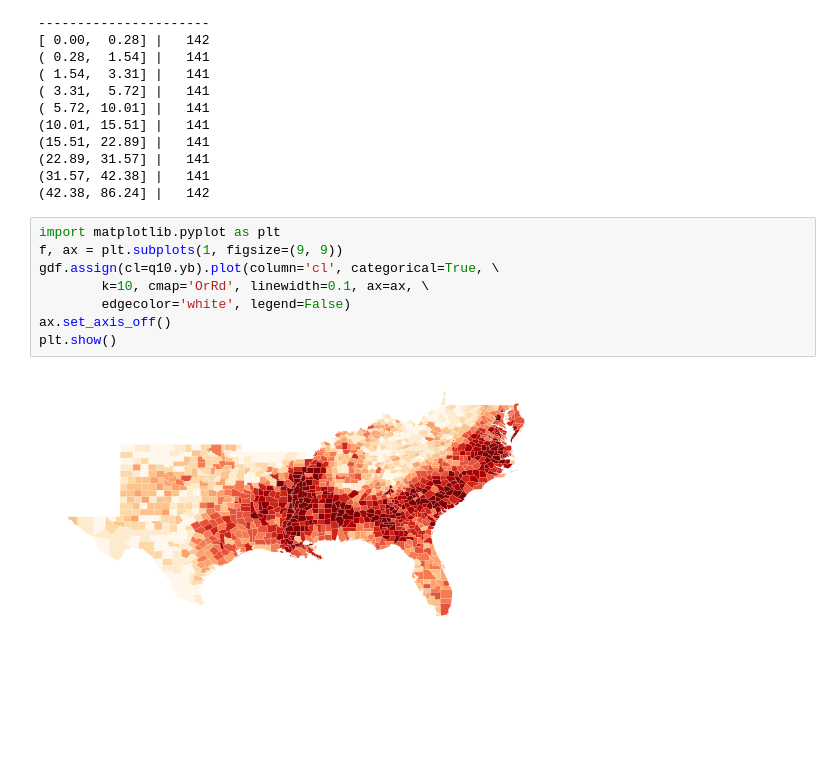
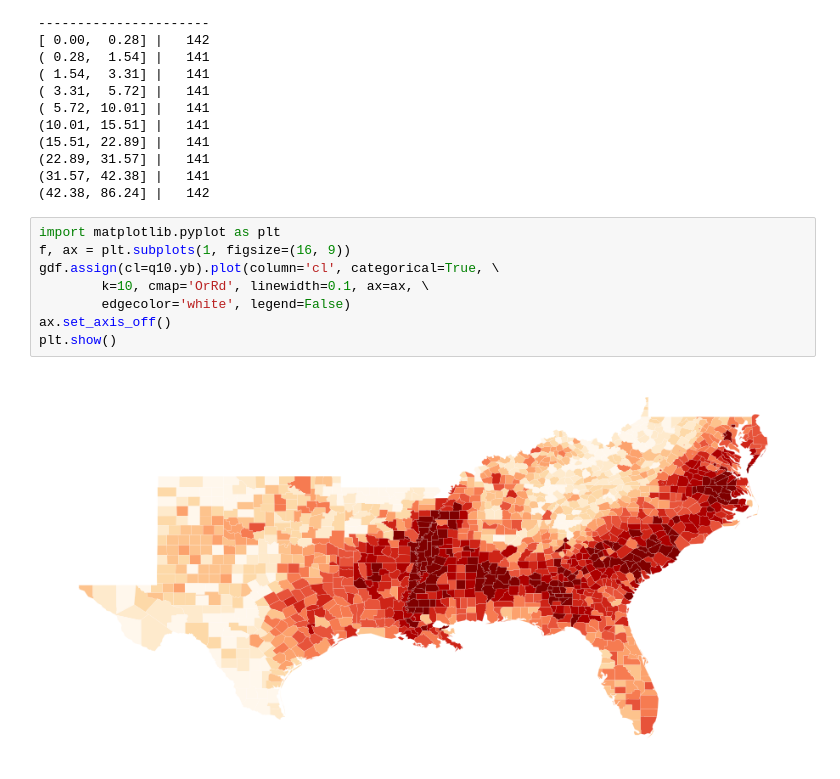
Before and after one commit to pysal/mapclassify, a Jupyter notebook: notebooks/choropleth.ipynb, the cells around one changed output. Drawn from its saved outputs; the diff is of its cells as text; blank space fills up the shorter version.

```diff
--- a/notebooks/choropleth.ipynb
+++ b/notebooks/choropleth.ipynb
@@ -39,11 +37,11 @@ Quantiles
 (42.38, 86.24] |   142
 # %%
 import matplotlib.pyplot as plt
-f, ax = plt.subplots(1, figsize=(9, 9))
+f, ax = plt.subplots(1, figsize=(16, 9))
 gdf.assign(cl=q10.yb).plot(column='cl', categorical=True, \
         k=10, cmap='OrRd', linewidth=0.1, ax=ax, \
         edgecolor='white', legend=False)
 ax.set_axis_off()
 plt.show()
 # %% [output]
-[figure, old version]
+[figure, new version]
```
Also changed, not shown: parts of 7 cells of this notebook.
